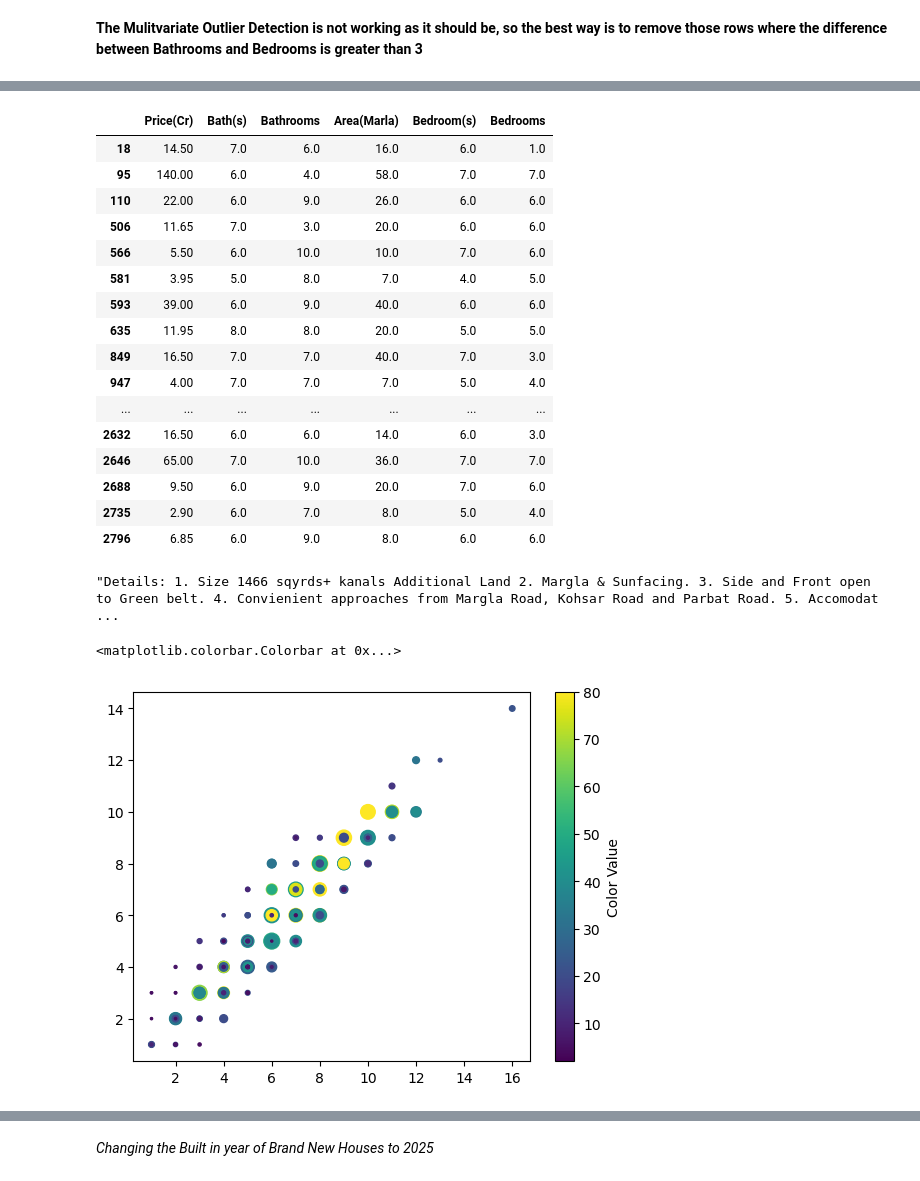
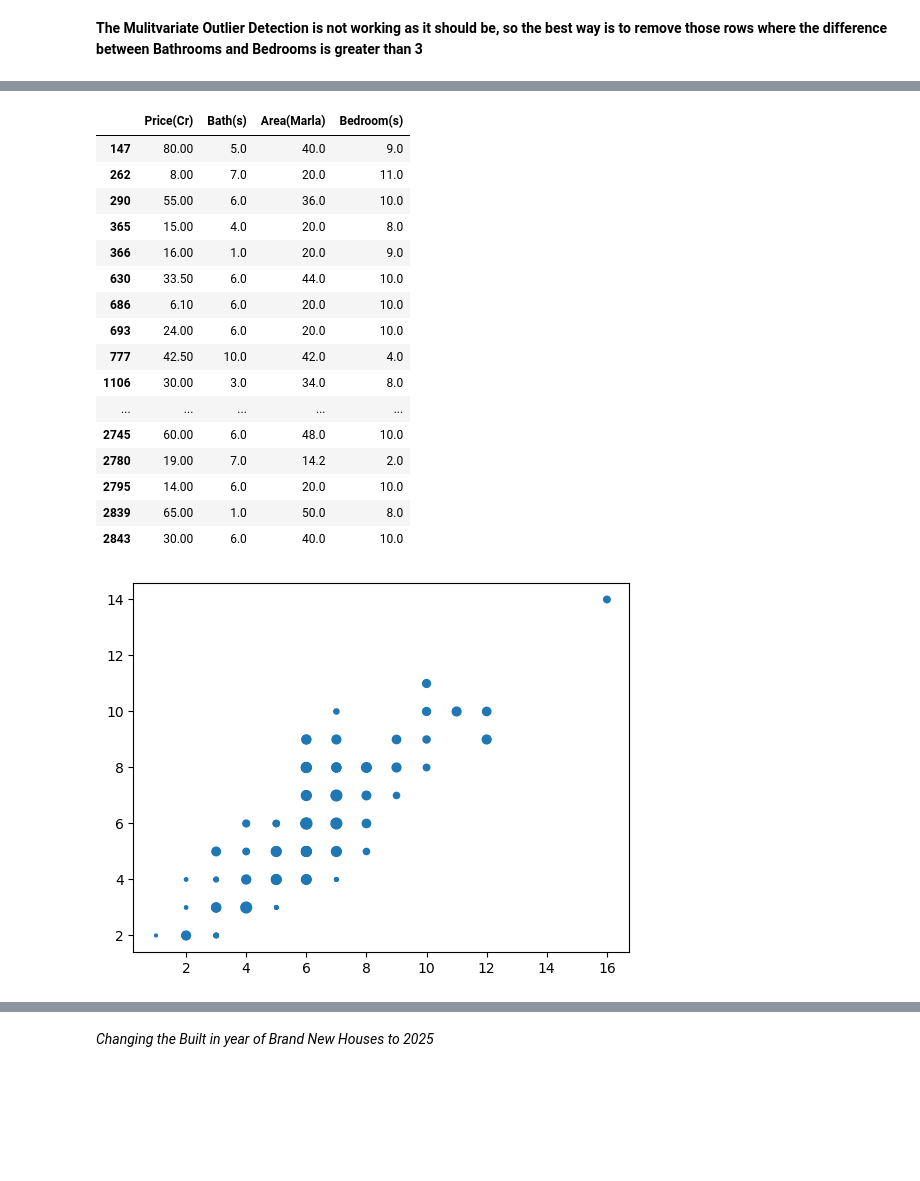
Before and after one commit to Piro369/End-to-End-Real-Estate-ml, a Jupyter notebook: Outlier Detection/Outlier Detection (Houses).ipynb, the cells around one changed output, grey strips where cells are left out. Saved outputs shown, nothing was run; the diff lists cells and outputs as text; code cells hidden in the pictures; blank space fills up the shorter version.

Commit message:
Working on a new version of data(Real Location)

```diff
--- a/Outlier Detection/Outlier Detection (Houses).ipynb
+++ b/Outlier Detection/Outlier Detection (Houses).ipynb
@@ -134,7 +189,6 @@ houses[houses['Area(Marla)']>80]
 # %%
 # Removing the rows where Area(Marla) > 80
-
-houses = houses[~(houses['Area(Marla)']>80)]
+houses = houses.loc[~is_outlier_forest,:]
 # %%
 sns.boxplot(houses['Area(Marla)'])
 # %% [output]
@@ -359,10 +367,3 @@ zero_bath = houses[houses['Bathrooms']==0].index
-# %%
-houses.loc[zero_bath,'Bathrooms'] = houses.loc[zero_bath,'Bath(s)']
-houses.loc[zero_bed,'Bedrooms'] = houses.loc[zero_bed,'Bedroom(s)']
-# %%
-houses['BedBath_Diff'] = houses['Bedrooms'] - houses['Bathrooms']
-# %%
-outlier_rows = houses[(houses['BedBath_Diff']>2)|(houses['BedBath_Diff']<-2)]
 # %%
 outlier_rows.shape
 # %% [output]
@@ -370,33 +371,27 @@ outlier_rows.shape
 # %%
-outlier_rows[['Price(Cr)', 'Bath(s)', 'Bathrooms','Area(Marla)', 'Bedroom(s)','Bedrooms']]
+outlier_rows[['Price(Cr)', 'Bath(s)','Area(Marla)', 'Bedroom(s)']]
 # %% [output]
-|  | Price(Cr) | Bath(s) | Bathrooms | Area(Marla) | Bedroom(s) | Bedrooms |
-| 18 | 14.50 | 7.0 | 6.0 | 16.0 | 6.0 | 1.0 |
-| 95 | 140.00 | 6.0 | 4.0 | 58.0 | 7.0 | 7.0 |
-| 110 | 22.00 | 6.0 | 9.0 | 26.0 | 6.0 | 6.0 |
-| 506 | 11.65 | 7.0 | 3.0 | 20.0 | 6.0 | 6.0 |
-| 566 | 5.50 | 6.0 | 10.0 | 10.0 | 7.0 | 6.0 |
-| 581 | 3.95 | 5.0 | 8.0 | 7.0 | 4.0 | 5.0 |
-| 593 | 39.00 | 6.0 | 9.0 | 40.0 | 6.0 | 6.0 |
-| 635 | 11.95 | 8.0 | 8.0 | 20.0 | 5.0 | 5.0 |
-| 849 | 16.50 | 7.0 | 7.0 | 40.0 | 7.0 | 3.0 |
-| 947 | 4.00 | 7.0 | 7.0 | 7.0 | 5.0 | 4.0 |
-| ... | ... | ... | ... | ... | ... | ... |
-| 2632 | 16.50 | 6.0 | 6.0 | 14.0 | 6.0 | 3.0 |
-| 2646 | 65.00 | 7.0 | 10.0 | 36.0 | 7.0 | 7.0 |
-| 2688 | 9.50 | 6.0 | 9.0 | 20.0 | 7.0 | 6.0 |
-| 2735 | 2.90 | 6.0 | 7.0 | 8.0 | 5.0 | 4.0 |
-| 2796 | 6.85 | 6.0 | 9.0 | 8.0 | 6.0 | 6.0 |
+|  | Price(Cr) | Bath(s) | Area(Marla) | Bedroom(s) |
+| 147 | 80.00 | 5.0 | 40.0 | 9.0 |
+| 262 | 8.00 | 7.0 | 20.0 | 11.0 |
+| 290 | 55.00 | 6.0 | 36.0 | 10.0 |
+| 365 | 15.00 | 4.0 | 20.0 | 8.0 |
+| 366 | 16.00 | 1.0 | 20.0 | 9.0 |
+| 630 | 33.50 | 6.0 | 44.0 | 10.0 |
+| 686 | 6.10 | 6.0 | 20.0 | 10.0 |
+| 693 | 24.00 | 6.0 | 20.0 | 10.0 |
+| 777 | 42.50 | 10.0 | 42.0 | 4.0 |
+| 1106 | 30.00 | 3.0 | 34.0 | 8.0 |
+| ... | ... | ... | ... | ... |
+| 2745 | 60.00 | 6.0 | 48.0 | 10.0 |
+| 2780 | 19.00 | 7.0 | 14.2 | 2.0 |
+| 2795 | 14.00 | 6.0 | 20.0 | 10.0 |
+| 2839 | 65.00 | 1.0 | 50.0 | 8.0 |
+| 2843 | 30.00 | 6.0 | 40.0 | 10.0 |
-# %%
-houses['Description'].loc[95]
-# %% [output]
-"Details: 1. Size 1466 sqyrds+ kanals Additional Land 2. Margla & Sunfacing. 3. Side and Front open to Green belt. 4. Convienient approaches from Margla Road, Kohsar Road and Parbat Road. 5. Accomodat ...
 # %%
-scatter = plt.scatter(data=houses.drop(index=outlier_rows.index),x='Bathrooms',y='Bedrooms',s='Price(Cr)',c='Area(Marla)',cmap='viridis')
-plt.colorbar(scatter, label='Color Value')
+scatter = plt.scatter(data=houses.drop(index=outlier_rows.index),x='Bath(s)',y='Bedroom(s)',s='Area(Marla)')
 # %% [output]
-<matplotlib.colorbar.Colorbar at 0x...>
-[figure, old version]
+[figure, new version]
 # %%
 outlier_rows.index
 # %% [output]
```
Also changed, not shown: parts of 86 cells of this notebook, 26 other files.
